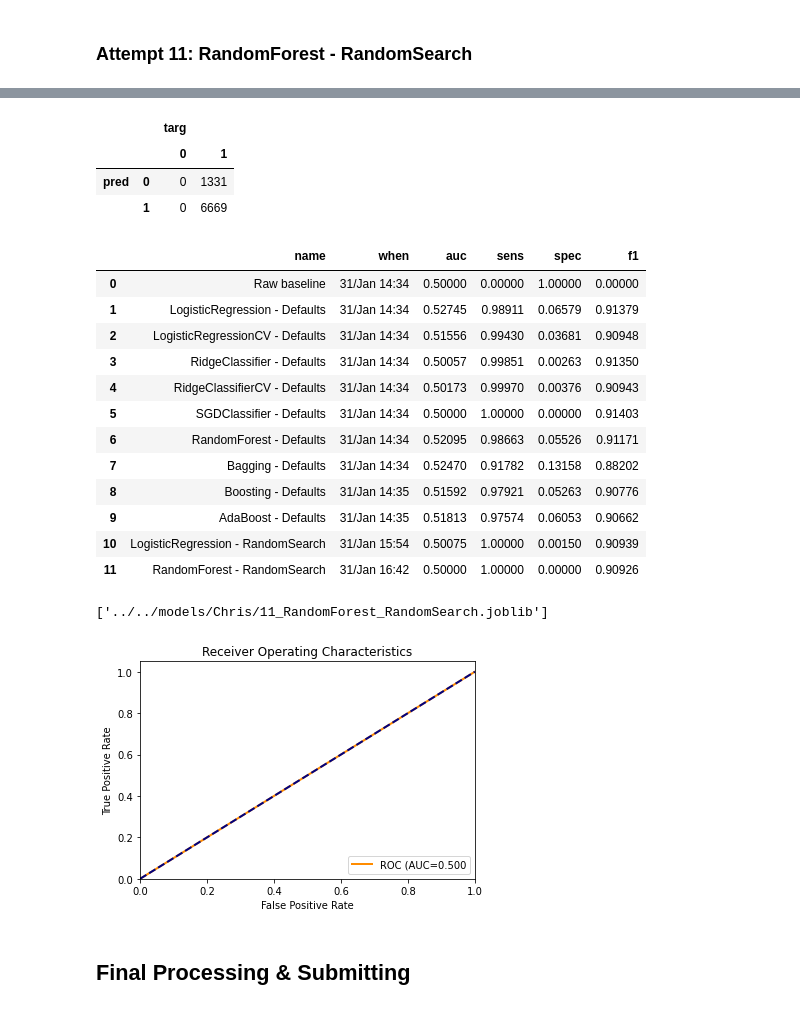
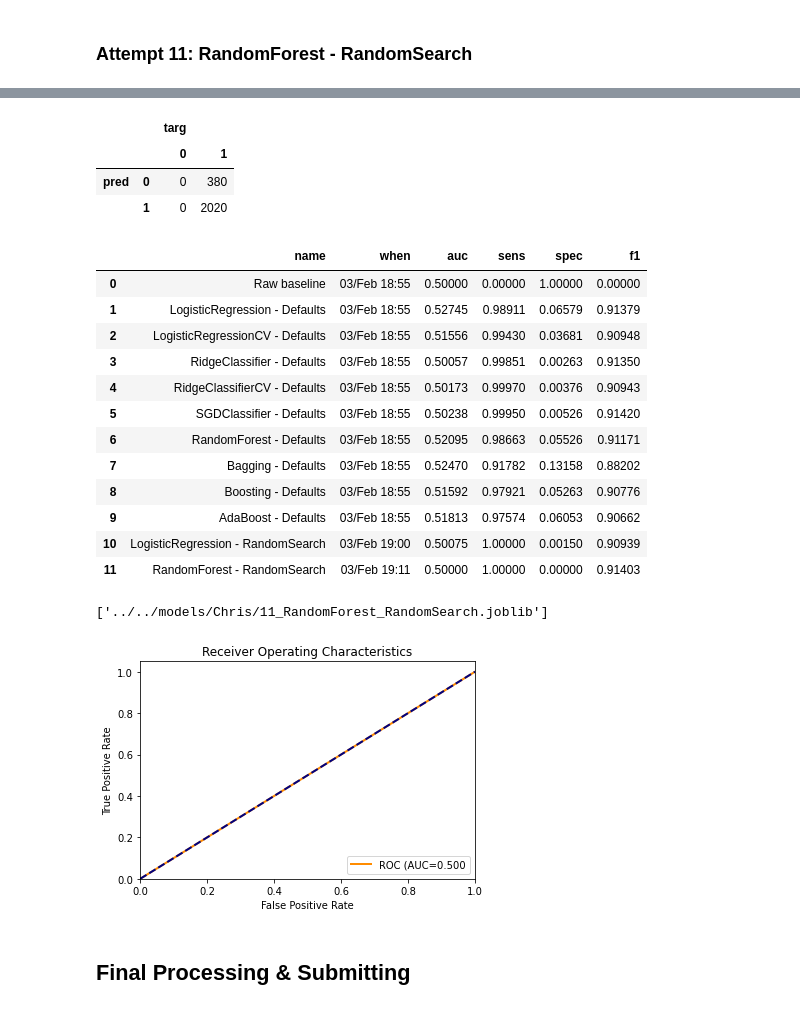
Before and after one commit to chrimaho/MDSI_ADSI_FEB21_AT1, a Jupyter notebook: notebooks/Chris/Basketball.ipynb, the cells around one changed output, grey strips where cells are left out. Cells and saved outputs as stored; diff of their text form; code cells hidden in the pictures.

```diff
--- a/notebooks/Chris/Basketball.ipynb
+++ b/notebooks/Chris/Basketball.ipynb
@@ -33,6 +33,10 @@ from pprint import pprint
 from pandas_profiling import ProfileReport
 from IPython.display import IFrame
 import random
+from pytictoc import TicToc
+
+# Instantiate global classes
+t = TicToc()
 # %%
 # If not running in Jypyter, change the cwd to correct dir
 if not "Interactive" in get_ipython().__class__.__name__:
@@ -188,7 +192,7 @@ Steps:
 1. Split in to train/test
 # %%
 # Drop ID
-data = data.drop(['Id'], axis=1)
+data = data.drop(['Id','Id_old'], axis=1)
 
 # Pop targ
 feat = data.iloc[:,:-1].to_numpy()
@@ -201,7 +205,7 @@ feat = scaler.fit_transform(feat)
 
 # Tran/Test split
 from sklearn.model_selection import train_test_split
-feat_trn, feat_val, targ_trn, targ_val = train_test_split(feat, targ, test_size=0.3, random_state=6)
+feat_trn, feat_val, targ_trn, targ_val = train_test_split(feat, targ, stratify=targ, test_size=0.3, random_state=123)
 # %%
 # Dump your objects
 dump(data, "../../data/processed/Chris/data.joblib")
@@ -578,10 +609,15 @@ dump(reg, "../../models/Chris/05_SGDClassifier_Defaults.joblib")
 from sklearn.ensemble import RandomForestClassifier
 
 # Instantiate
-reg = RandomForestClassifier(random_state=123)
+reg = RandomForestClassifier \
+    ( n_jobs=4
+    , random_state=123
+    , class_weight=get_list_proportions(targ))
 
 # Train
+t.tic()
 reg.fit(feat_trn, targ_trn)
+t.toc()
 
 # Predict on training data
 pred_trn = reg.predict(feat_trn)
@@ -874,17 +918,19 @@ clf = RandomizedSearchCV\
     )
 
 # Search for results
-res = clf.fit(feat, targ)
+t.tic()
+res = clf.fit(feat_trn, targ_trn)
+t.toc()
 
 # Check best params
 print(res.best_params_)
 
 # Predict
-pred = clf.predict(feat)
+pred = clf.predict(feat_val)
 
 # Check performance
 # save_reg_perf(pred_trn, targ_trn, "RandomForest - Defaults - within bag", print=False)
-save_reg_perf(pred, targ, "RandomForest - RandomSearch")
+save_reg_perf(pred, targ_val, "RandomForest - RandomSearch")
 
 # Backup
 dump(reg, "../../models/Chris/11_RandomForest_RandomSearch.joblib")
@@ -892,21 +939,21 @@ dump(reg, "../../models/Chris/11_RandomForest_RandomSearch.joblib")
 {'bootstrap': True, 'ccp_alpha': 2.1393174541890976, 'max_depth': 100, 'min_impurity_decrease': 0.4247158970388948, 'min_samples_leaf': 4, 'min_samples_split': 5, 'min_weight_fraction_leaf': 0.4172099 ...
 |  |  | targ |  |
 |  |  | 0 | 1 |
-| pred | 0 | 0 | 1331 |
-|  | 1 | 0 | 6669 |
+| pred | 0 | 0 | 380 |
+|  | 1 | 0 | 2020 |
 |  | name | when | auc | sens | spec | f1 |
-| 0 | Raw baseline | 31/Jan 14:34 | 0.50000 | 0.00000 | 1.00000 | 0.00000 |
-| 1 | LogisticRegression - Defaults | 31/Jan 14:34 | 0.52745 | 0.98911 | 0.06579 | 0.91379 |
-| 2 | LogisticRegressionCV - Defaults | 31/Jan 14:34 | 0.51556 | 0.99430 | 0.03681 | 0.90948 |
-| 3 | RidgeClassifier - Defaults | 31/Jan 14:34 | 0.50057 | 0.99851 | 0.00263 | 0.91350 |
-| 4 | RidgeClassifierCV - Defaults | 31/Jan 14:34 | 0.50173 | 0.99970 | 0.00376 | 0.90943 |
-| 5 | SGDClassifier - Defaults | 31/Jan 14:34 | 0.50000 | 1.00000 | 0.00000 | 0.91403 |
-| 6 | RandomForest - Defaults | 31/Jan 14:34 | 0.52095 | 0.98663 | 0.05526 | 0.91171 |
-| 7 | Bagging - Defaults | 31/Jan 14:34 | 0.52470 | 0.91782 | 0.13158 | 0.88202 |
-| 8 | Boosting - Defaults | 31/Jan 14:35 | 0.51592 | 0.97921 | 0.05263 | 0.90776 |
-| 9 | AdaBoost - Defaults | 31/Jan 14:35 | 0.51813 | 0.97574 | 0.06053 | 0.90662 |
-| 10 | LogisticRegression - RandomSearch | 31/Jan 15:54 | 0.50075 | 1.00000 | 0.00150 | 0.90939 |
-| 11 | RandomForest - RandomSearch | 31/Jan 16:42 | 0.50000 | 1.00000 | 0.00000 | 0.90926 |
+| 0 | Raw baseline | 03/Feb 18:55 | 0.50000 | 0.00000 | 1.00000 | 0.00000 |
+| 1 | LogisticRegression - Defaults | 03/Feb 18:55 | 0.52745 | 0.98911 | 0.06579 | 0.91379 |
+| 2 | LogisticRegressionCV - Defaults | 03/Feb 18:55 | 0.51556 | 0.99430 | 0.03681 | 0.90948 |
+| 3 | RidgeClassifier - Defaults | 03/Feb 18:55 | 0.50057 | 0.99851 | 0.00263 | 0.91350 |
+| 4 | RidgeClassifierCV - Defaults | 03/Feb 18:55 | 0.50173 | 0.99970 | 0.00376 | 0.90943 |
+| 5 | SGDClassifier - Defaults | 03/Feb 18:55 | 0.50238 | 0.99950 | 0.00526 | 0.91420 |
+| 6 | RandomForest - Defaults | 03/Feb 18:55 | 0.52095 | 0.98663 | 0.05526 | 0.91171 |
+| 7 | Bagging - Defaults | 03/Feb 18:55 | 0.52470 | 0.91782 | 0.13158 | 0.88202 |
+| 8 | Boosting - Defaults | 03/Feb 18:55 | 0.51592 | 0.97921 | 0.05263 | 0.90776 |
+| 9 | AdaBoost - Defaults | 03/Feb 18:55 | 0.51813 | 0.97574 | 0.06053 | 0.90662 |
+| 10 | LogisticRegression - RandomSearch | 03/Feb 19:00 | 0.50075 | 1.00000 | 0.00150 | 0.90939 |
+| 11 | RandomForest - RandomSearch | 03/Feb 19:11 | 0.50000 | 1.00000 | 0.00000 | 0.91403 |
 ['../../models/Chris/11_RandomForest_RandomSearch.joblib']
 [figure]
 # %% [markdown]
```
Also changed, not shown: parts of 18 cells of this notebook, 9 other files.
